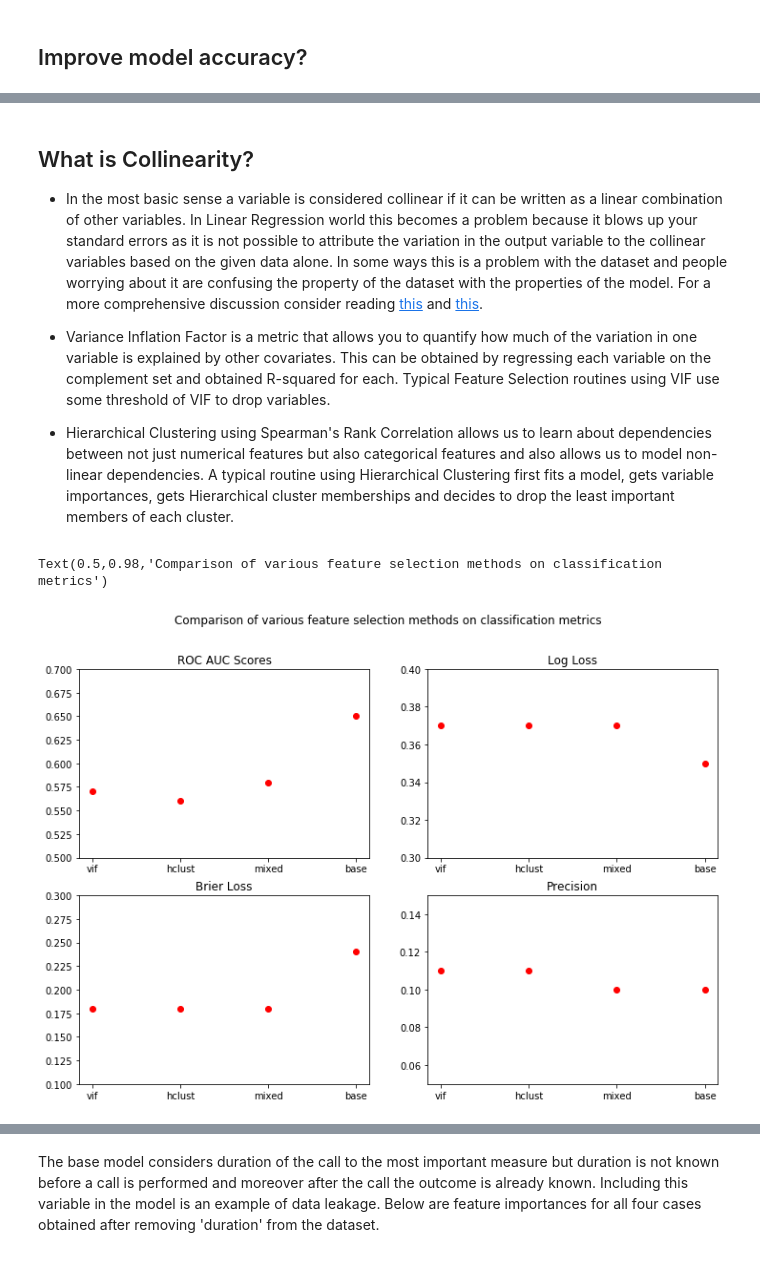
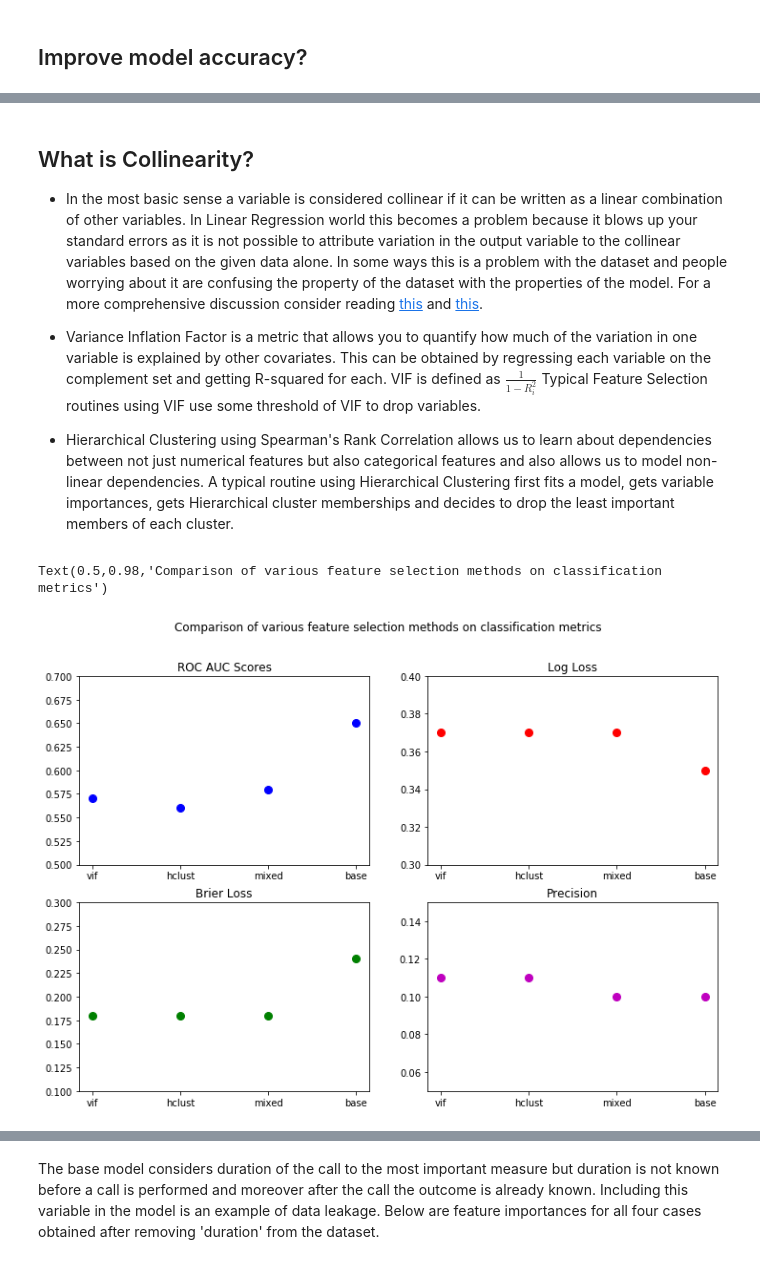
Before and after one commit to vonarchimboldi/Projects, a Jupyter notebook: mlprojects/mlframework/notebooks/Feature_Selection.ipynb, the cells around one changed output, grey strips where cells are left out. Saved outputs shown, nothing was run; the diff lists cells and outputs as text; code cells hidden in the pictures.

```diff
--- a/mlprojects/mlframework/notebooks/Feature_Selection.ipynb
+++ b/mlprojects/mlframework/notebooks/Feature_Selection.ipynb
@@ -49,13 +49,13 @@ Four metrics obtained from these models are presented below.
 
 - In the most basic sense a variable is considered collinear if it can be written as a linear combination of
 other variables. In Linear Regression world this becomes a problem because it blows up your standard errors as
-it is not possible to attribute the variation in the output variable to the collinear variables based on the given
+it is not possible to attribute variation in the output variable to the collinear variables based on the given
 data alone. In some ways this is a problem with the dataset and people worrying about it are confusing the property
 of the dataset with the properties of the model. For a more comprehensive discussion consider reading [this](https://janhove.github.io/analysis/2019/09/11/collinearity) and [this](https://davegiles.blogspot.com/2011/09/micronumerosity.html?m=1).
 
 - Variance Inflation Factor is a metric that allows you to quantify how much of the variation in one variable
 is explained by other covariates. This can be obtained by regressing each variable on the complement set and
-obtained R-squared for each. Typical Feature Selection routines using VIF use some threshold of VIF to drop variables.
+getting R-squared for each. VIF is defined as $\frac {1}{1-R_{i}^2}$ Typical Feature Selection routines using VIF use some threshold of VIF to drop variables.
 
 - Hierarchical Clustering using Spearman's Rank Correlation allows us to learn about dependencies between not just
 numerical features but also categorical features and also allows us to model non-linear dependencies. A typical
@@ -67,26 +67,26 @@ df.columns = ['vif', 'hclust', 'mixed', 'base']
 # %%
 fig, ax = plt.subplots(2, 2, figsize=(12, 8))
 
-ax[0,0].plot(df.columns, df.loc['roc_auc'], 'ro')
+ax[0,0].plot(df.columns, df.loc['roc_auc'], 'bo', markersize = 8)
 ax[0,0].set_ylim(0.5, 0.7)
 ax[0,0].title.set_text('ROC AUC Scores')
 
-ax[0,1].plot(df.columns, df.loc['log_loss'], 'ro')
+ax[0,1].plot(df.columns, df.loc['log_loss'], 'ro', markersize = 8)
 ax[0,1].set_ylim(0.3, 0.4)
 ax[0,1].title.set_text('Log Loss')
 
-ax[1,0].plot(df.columns, df.loc['brier_score'], 'ro')
+ax[1,0].plot(df.columns, df.loc['brier_score'], 'go', markersize = 8)
 ax[1,0].set_ylim(0.1, 0.3)
 ax[1,0].title.set_text('Brier Loss')
 
-ax[1,1].plot(df.columns, df.loc['precision'], 'ro')
+ax[1,1].plot(df.columns, df.loc['precision'], 'mo', markersize = 8)
 ax[1,1].set_ylim(0.05, 0.15)
 ax[1,1].title.set_text('Precision')
 
 fig.suptitle('Comparison of various feature selection methods on classification metrics')
 # %% [output]
 Text(0.5,0.98,'Comparison of various feature selection methods on classification metrics')
-[figure, old version]
+[figure, new version]
 # %% [markdown]
 From looking at the results above it doesn't appear as if variable selection improves model performance.
 Infact it seems as if having more variables results in better performance. Of course this is just one dataset and
```
Also changed, not shown: parts of 5 cells of this notebook, 4 other files.
